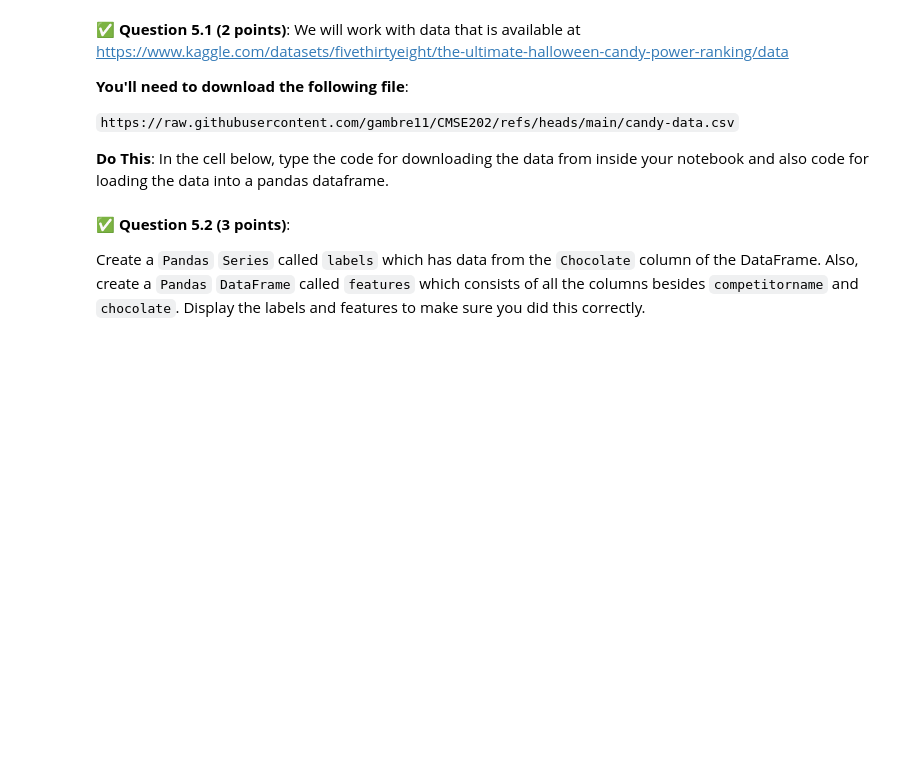
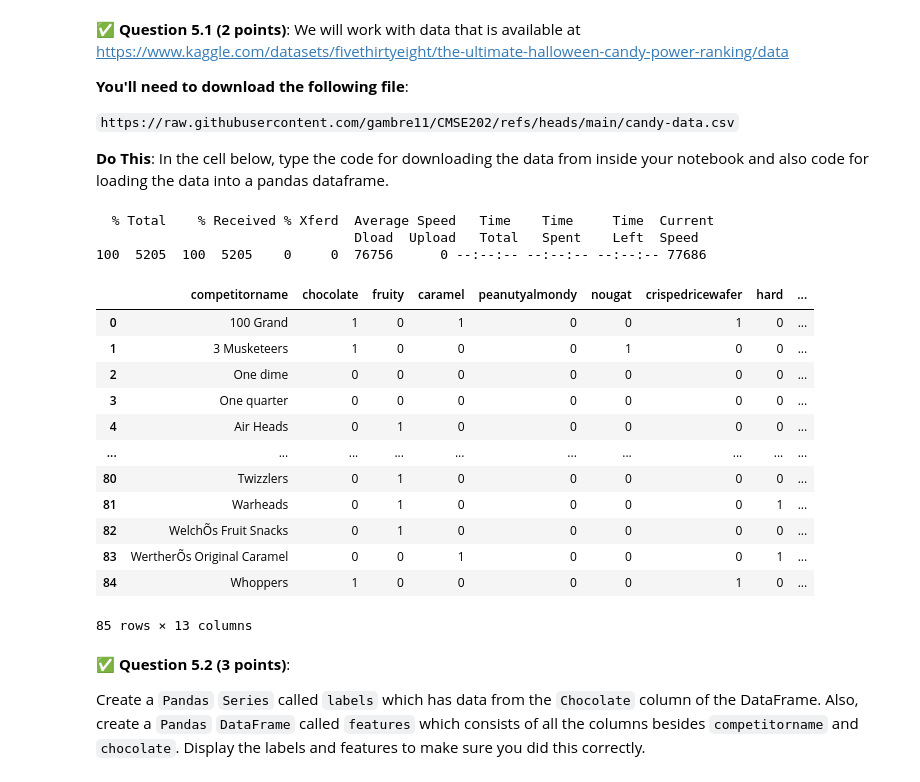
Before and after one commit to TumsAddict/cmse202-s25-turnin, a Jupyter notebook: hw-03/HW-03_Regression-S25-STUDENT.ipynb, the cells around one changed output. Saved outputs shown, nothing was run; the diff lists cells and outputs as text; code cells hidden in the pictures; blank space fills up the shorter version.

```diff
--- a/hw-03/HW-03_Regression-S25-STUDENT.ipynb
+++ b/hw-03/HW-03_Regression-S25-STUDENT.ipynb
@@ -432,3 +430,25 @@ In this part, we'd like to use logistic regression to classify whether a candy h
+# %%
+# Put your code here
+!curl -o candy_data.csv https://raw.githubusercontent.com/gambre11/CMSE202/refs/heads/main/candy-data.csv
+candy_df = pd.read_csv("candy_data.csv")
+candy_df
+# %% [output]
+  % Total    % Received % Xferd  Average Speed   Time    Time     Time  Current
+                                 Dload  Upload   Total   Spent    Left  Speed
+100  5205  100  5205    0     0  76756      0 --:--:-- --:--:-- --:--:-- 77686
+|  | competitorname | chocolate | fruity | caramel | peanutyalmondy | nougat | crispedricewafer | hard | ... |
+| 0 | 100 Grand | 1 | 0 | 1 | 0 | 0 | 1 | 0 | ... |
+| 1 | 3 Musketeers | 1 | 0 | 0 | 0 | 1 | 0 | 0 | ... |
+| 2 | One dime | 0 | 0 | 0 | 0 | 0 | 0 | 0 | ... |
+| 3 | One quarter | 0 | 0 | 0 | 0 | 0 | 0 | 0 | ... |
+| 4 | Air Heads | 0 | 1 | 0 | 0 | 0 | 0 | 0 | ... |
+| ... | ... | ... | ... | ... | ... | ... | ... | ... | ... |
+| 80 | Twizzlers | 0 | 1 | 0 | 0 | 0 | 0 | 0 | ... |
+| 81 | Warheads | 0 | 1 | 0 | 0 | 0 | 0 | 1 | ... |
+| 82 | WelchÕs Fruit Snacks | 0 | 1 | 0 | 0 | 0 | 0 | 0 | ... |
+| 83 | WertherÕs Original Caramel | 0 | 0 | 1 | 0 | 0 | 0 | 1 | ... |
+| 84 | Whoppers | 1 | 0 | 0 | 0 | 0 | 1 | 0 | ... |
+85 rows × 13 columns
 # %% [markdown]
 &#9989;  **Question 5.2 (3 points)**:
 
```
Also changed, not shown: parts of 9 cells of this notebook, 1 other file.
